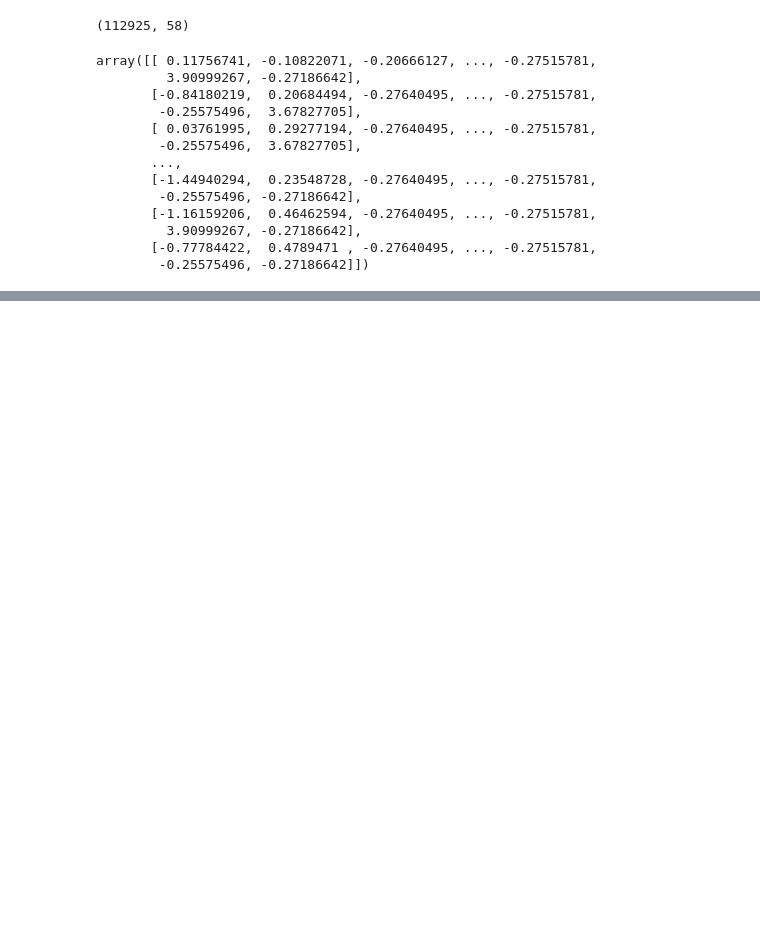
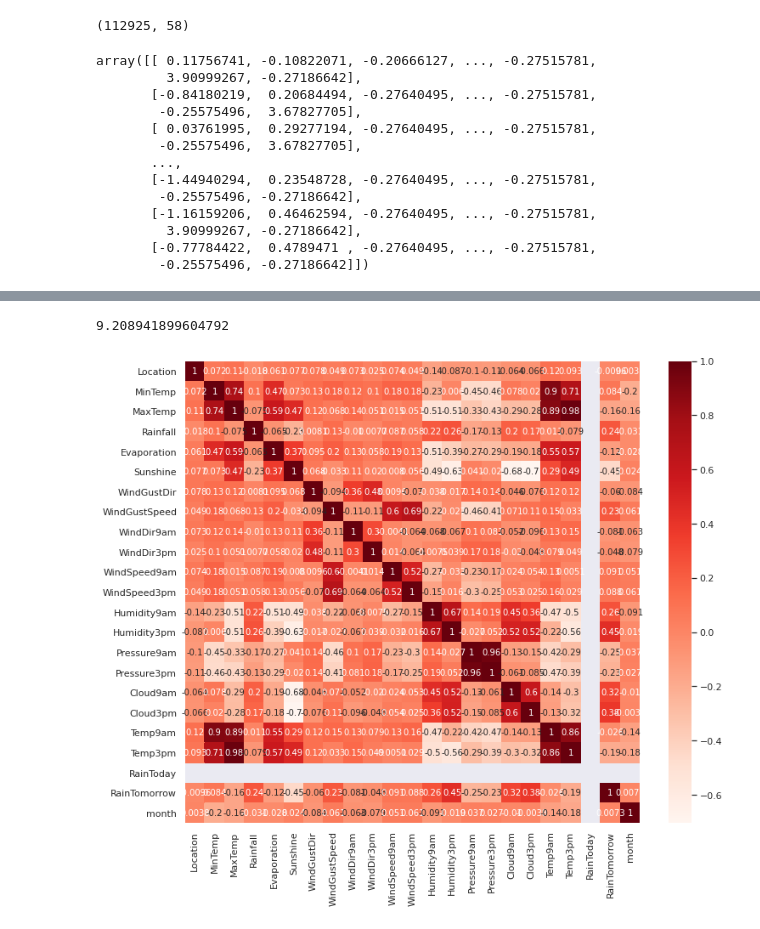
Before and after one commit to matheusmf1/ECM514_Data_Science, a Jupyter notebook: weather_AUS.ipynb, the cells around one changed output, grey strips where cells are left out. Drawn from its saved outputs; the diff is of its cells as text; code cells hidden in the pictures; blank space fills up the shorter version.

```diff
--- a/weather_AUS.ipynb
+++ b/weather_AUS.ipynb
@@ -202,0 +651,28 @@ Testing Accuracy:  0.8454283816692495
+# %%
+df4['RainToday'] = df4['RainToday'].map( {'No': 0, 'Yes': 1})
+df4['RainTomorrow'] = df4['RainTomorrow'].map( {'No': 0, 'Yes': 1})
+# %%
+df4['Location'] = df4['Location'].map({'Albury': 0, 'BadgerysCreek': 1, 'Cobar': 2, 'CoffsHarbour': 3, 'Moree': 4,
+       'Newcastle':5, 'NorahHead':6, 'NorfolkIsland':7, 'Penrith':8, 'Richmond':9,
+       'Sydney':10, 'SydneyAirport':11, 'WaggaWagga':12, 'Williamtown':13,
+       'Wollongong':14, 'Canberra':15, 'Tuggeranong':16, 'MountGinini':17, 'Ballarat':18,
+       'Bendigo':19, 'Sale':20, 'MelbourneAirport':21, 'Melbourne':22, 'Mildura':23,
+       'Nhil':24, 'Portland':25, 'Watsonia':26, 'Dartmoor':27, 'Brisbane':28, 'Cairns':29,
+       'GoldCoast':30, 'Townsville':31, 'Adelaide':32, 'MountGambier':33, 'Nuriootpa':34,
+       'Woomera':35, 'Albany':36, 'Witchcliffe':37, 'PearceRAAF':38, 'PerthAirport':39,
+       'Perth':40, 'SalmonGums':41, 'Walpole':42, 'Hobart':43, 'Launceston':44,
+       'AliceSprings':45, 'Darwin':46, 'Katherine':47, 'Uluru':48})
+
+df4['WindGustDir'] = df4['WindGustDir'].map({'W': 0, 'WNW': 1, 'WSW': 2, 'NE': 3, 'NNW': 4, 'N': 5, 'NNE': 6, 'SW': 7, 'ENE': 8, 'SSE': 9,
+       'S': 10, 'NW': 11, 'SE': 12, 'ESE': 13, 'E': 14, 'SSW': 15})
+
+df4['WindDir9am'] = df4['WindDir9am'].map({'W': 0, 'WNW': 1, 'WSW': 2, 'NE': 3, 'NNW': 4, 'N': 5, 'NNE': 6, 'SW': 7, 'ENE': 8, 'SSE': 9,
+       'S': 10, 'NW': 11, 'SE': 12, 'ESE': 13, 'E': 14, 'SSW': 15})
+
+df4['WindDir3pm'] = df4['WindDir3pm'].map({'W': 0, 'WNW': 1, 'WSW': 2, 'NE': 3, 'NNW': 4, 'N': 5, 'NNE': 6, 'SW': 7, 'ENE': 8, 'SSE': 9,
+       'S': 10, 'NW': 11, 'SE': 12, 'ESE': 13, 'E': 14, 'SSW': 15})
+
+df4['RainToday']=df4['RainToday'].map({'No':0, 'Yes':1})
+# %%
+df4['month'] = df4['Date'].map(lambda x: x.split('-')[1])
+df4['month']
@@ -202,0 +692,13 @@ Testing Accuracy:  0.8454283816692495
+# %%
+df4['month'] = df4['month'].map(lambda x: int(x))
+# %%
+df4.loc[df4['month'] == 1]['Sunshine'].mean()
+# %% [output]
+9.208941899604792
+# %%
+plt.figure(figsize=(12,10))
+cor = df4.corr()
+sns.heatmap(cor, annot=True, cmap=plt.cm.Reds)
+plt.show()
+# %% [output]
+[figure, added]
```
Also changed, not shown: parts of 77 cells of this notebook.
